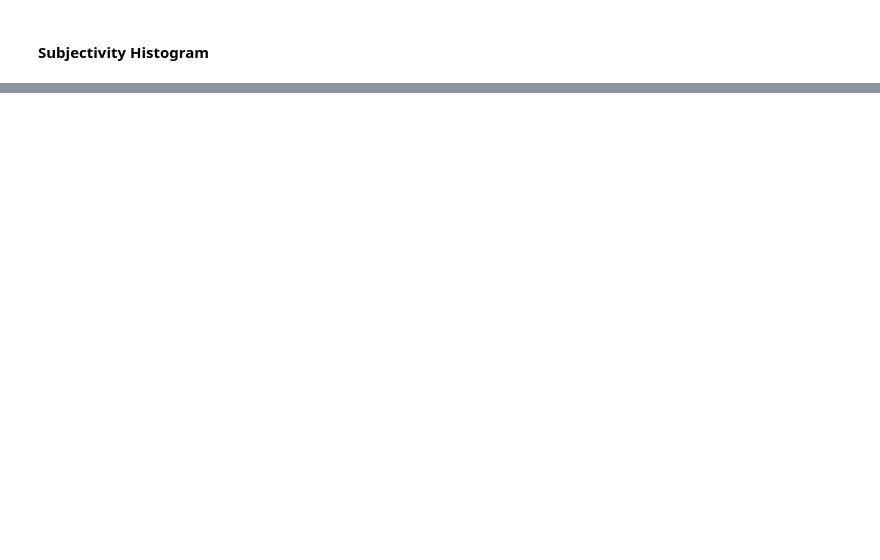
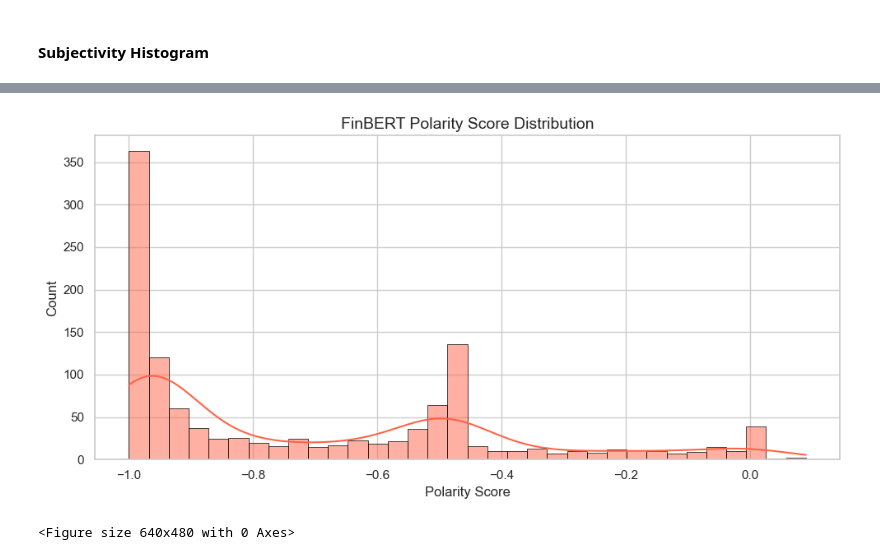
Before and after one commit to gamzebb/group-project, a Jupyter notebook: BankSpeeches_StarterCode-8.ipynb, the cells around one changed output, grey strips where cells are left out. Cells and saved outputs as stored; diff of their text form; code cells hidden in the pictures; blank space fills up the shorter version.

```diff
--- a/BankSpeeches_StarterCode-8.ipynb
+++ b/BankSpeeches_StarterCode-8.ipynb
@@ -543,9 +517,8 @@ memory usage: 80.4+ KB
 # Create a new data frame for the file sentiment labelled wordlist
 #Elif file
 #df_sentiment_words = pd.read_excel('C:\\Users\\elif.ozkol\\Desktop\\LSE Project\\LSE_DA_BoE_Employer_project_Sentiment-labelled_wordlist-2.xlsx')
-df_sentiment_words = pd.read_excel('C:\\Users\\elif\\Desktop\\LSE BoE project\\LSE_DA_BoE_Employer_project_Sentiment-labelled_wordlist-2.xlsx')
 #Gamze file
-#df_sentiment_words = pd.read_excel("C:\\Users\\gamze bozkurt omar\\Desktop\\Employer_Project\\LSE_DA_BoE_Employer_project_Sentiment-labelled_wordlist-2.xlsx")
+df_sentiment_words = pd.read_excel("C:\\Users\\gamze bozkurt omar\\Desktop\\Employer_Project\\LSE_DA_BoE_Employer_project_Sentiment-labelled_wordlist-2.xlsx")
 df_sentiment_words
 # %% [output]
 |  | Word | Negative | Positive | Uncertainty | Litigious | Strong | Weak | Constraining |
@@ -1041,0 +1437,3 @@ plt.show()
+# %%
+tokenizer = BertTokenizer.from_pretrained('yiyanghkust/finbert-tone')
+model = BertForSequenceClassification.from_pretrained('yiyanghkust/finbert-tone')
@@ -1041,0 +1459,15 @@ plt.show()
+# %%
+# Confirm the order of sentiment output is 'neutral', 'positive', 'neegative'.
+
+#Option 1: Inspect model configuration
+
+from transformers import AutoModelForSequenceClassification
+
+# Load the model
+model = AutoModelForSequenceClassification.from_pretrained('yiyanghkust/finbert-tone')
+
+# Attempt to find label mappings
+if model.config.id2label:
+    print("Label mapping found:", model.config.id2label)
+else:
+    print("Label mapping not explicitly defined in this model's configuration.")
@@ -1041,0 +1567,27 @@ plt.show()
+# %%
+import matplotlib.pyplot as plt
+import seaborn as sns
+
+# Set a cleaner style
+sns.set(style="whitegrid")
+
+plt.figure(figsize=(10, 5))
+sns.histplot(
+    data=df_uk,                   # Your DataFrame
+    x='Polarity_Score',          # The column with FinBERT polarity (positive - negative)
+    bins=34,
+    kde=True,                    # Adds the smooth curve
+    color='tomato',              # Matches reddish tone
+    edgecolor='black',           # Outline for each bar
+    linewidth=0.5
+)
+
+plt.title('FinBERT Polarity Score Distribution', fontsize=14)
+plt.xlabel('Polarity Score', fontsize=12)
+plt.ylabel('Count', fontsize=12)
+plt.tight_layout()
+plt.show()
+plt.savefig("finbert_polarity_distribution.png", dpi=300)
+# %% [output]
+[figure, added]
+<Figure size 640x480 with 0 Axes>
```
Also changed, not shown: parts of 74 cells of this notebook.
